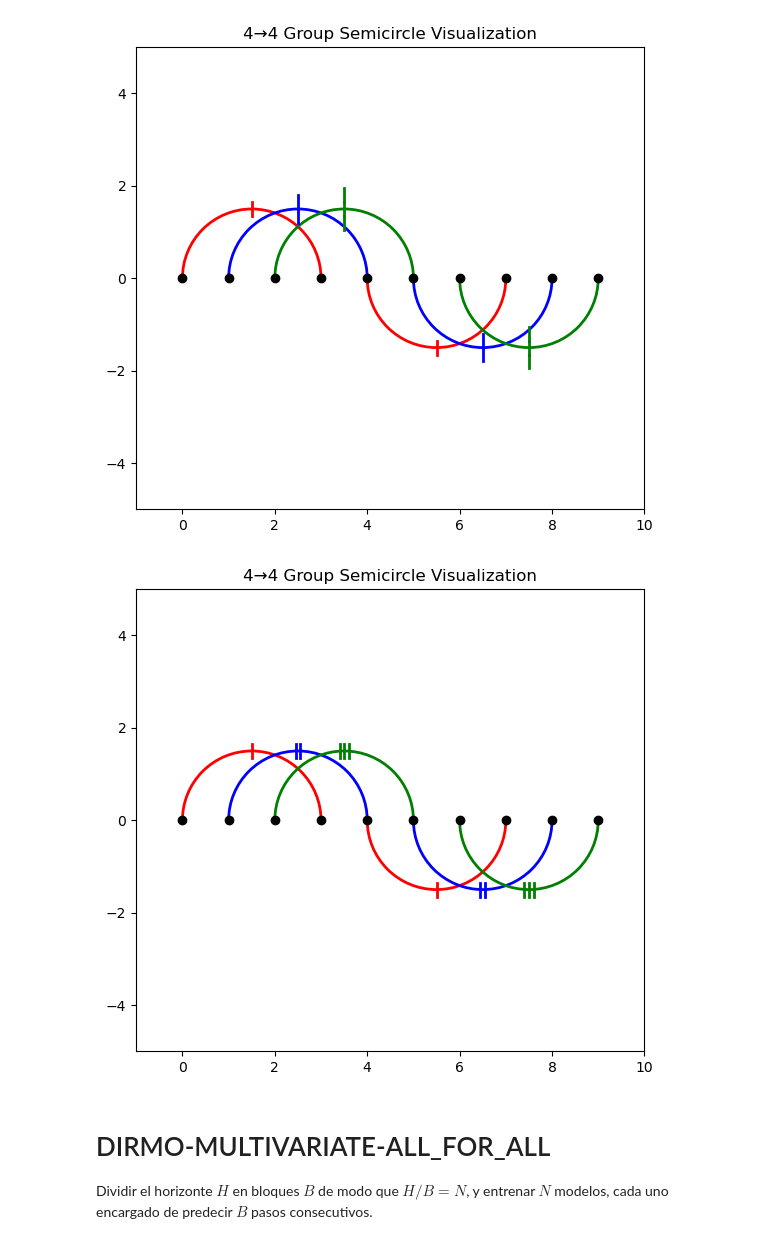
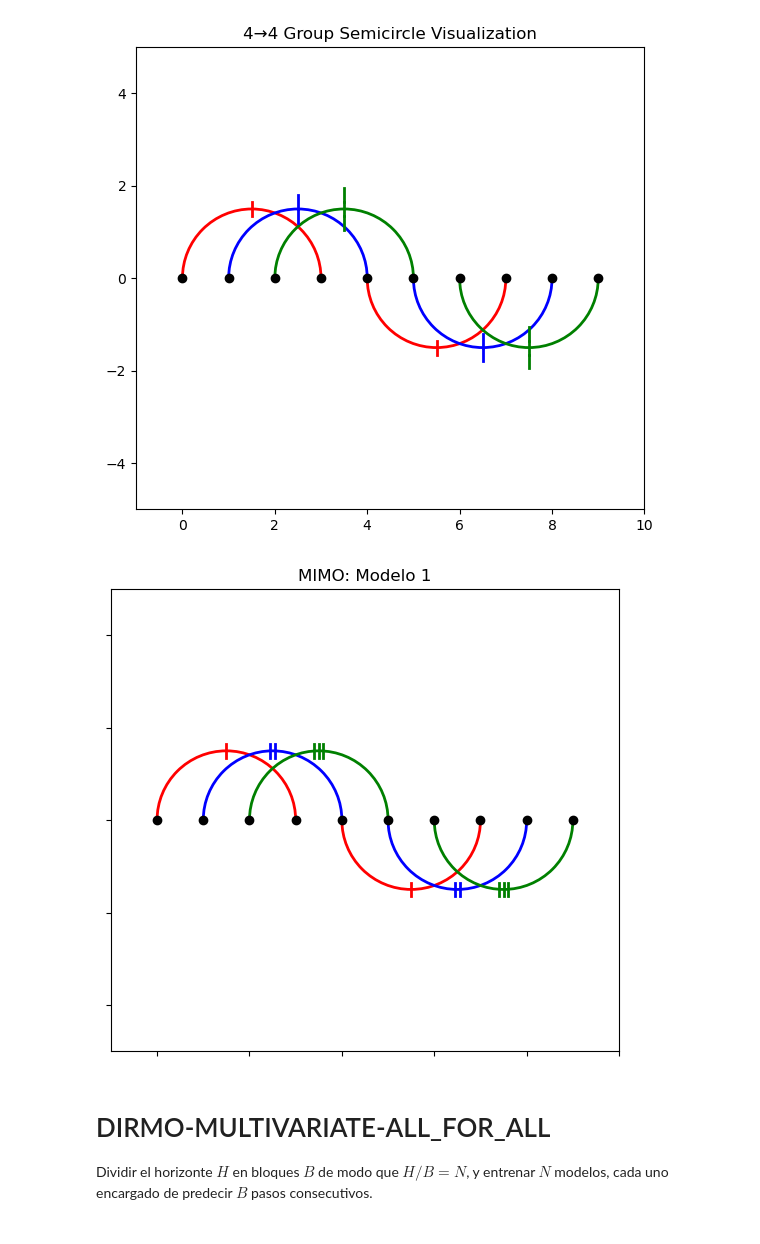
Before and after one commit to nxteventrying/chaos-ts-analysis, a Jupyter notebook: experiments/data_prep_mv.ipynb, the cells around one changed output. Cells and saved outputs as stored; diff of their text form; code cells hidden in the pictures.

```diff
--- a/experiments/data_prep_mv.ipynb
+++ b/experiments/data_prep_mv.ipynb
@@ -1013,6 +1240,8 @@ def plot_sigmoid_groups(n=10):
         # Input pair → 1 cut
         ax.plot(
             [xm_in - 0.1, xm_in + 0.1],
+    colors = ["red", "blue", "green"]
+
             [ym_in + small_height/2 + 0.3]*2,
             color=color, lw=2
         )
@@ -1035,6 +1264,8 @@ def plot_sigmoid_groups(n=10):
     ax.set_title("Semicircles with cut markers for each pair")
     plt.show()
 
+    colors = ["red", "blue", "green"]
+
 plot_sigmoid_groups(10)
 # %% [output]
 [figure]
@@ -1509,7 +1740,7 @@ def plot_sigmoid_groups(n=10):
     ax.set_xlim(-1, n)
     ax.set_ylim(-4, 4)
     ax.set_aspect("equal")
-    ax.set_title("Semicircles with horizontally spaced cut counts")
+    ax.set_title("DiRec: Modelo 1")
     plt.show()
 
 plot_sigmoid_groups(10)
@@ -1527,7 +1758,12 @@ def split_sequences(sequences, n_steps_in, n_steps_out):
         out_end_ix = end_ix + n_steps_out
         # check if we are beyond the dataset
         if out_end_ix > len(sequences):
-            break
+            break\begin{figure}[H]
+    \centering
+    \includegraphics[width=0.75\linewidth]{imagenes/cap 2/forecast_techniques/2_3.png}
+    \caption{Enter Caption}
+    \label{fig:lle}
+\end{figure}
         # gather input and output parts of the pattern
         seq_x, seq_y = sequences[i:end_ix, :], sequences[end_ix:out_end_ix, :]
         X.append(seq_x)
@@ -1649,7 +1885,12 @@ def plot_sigmoid_groups(n=10):
         for k in range(num_cuts):
             offset = (k - (num_cuts - 1)/2) * cut_gap
             ax.plot(
-                [xm_out, xm_out],
+                [xm_out, xm_out],\begin{figure}[H]
+    \centering
+    \includegraphics[width=0.75\linewidth]{imagenes/cap 2/forecast_techniques/2_3.png}
+    \caption{Enter Caption}
+    \label{fig:lle}
+\end{figure}
                 [out_mid_y + offset - cut_span/2,
                  out_mid_y + offset + cut_span/2],
                 color=color, lw=2
@@ -1750,7 +1991,12 @@ def plot_sigmoid_groups(n=10):
 
     ax.set_xlim(-1, n)
     ax.set_ylim(-5, 5)
-    ax.set_aspect("equal")
+    ax.set_aspect("equal")\begin{figure}[H]
+    \centering
+    \includegraphics[width=0.75\linewidth]{imagenes/cap 2/forecast_techniques/2_3.png}
+    \caption{Enter Caption}
+    \label{fig:lle}
+\end{figure}
     ax.set_title("4→4 Group Semicircle Visualization")
     plt.show()
 
@@ -1825,39 +2071,46 @@ def plot_sigmoid_groups(n=10):
         # ----------------------------------------------------
         # INPUT CUTS (above) → horizontally spaced, |, ||, |||
         # ----------------------------------------------------
-        for k in range(num_cuts):
+        for k in range(num_cuts):\begin{figure}[H]
+    \centering
+    \includegraphics[width=0.75\linewidth]{imagenes/cap 2/forecast_techniques/2_3.png}
+    \caption{Enter Caption}
+    \label{fig:lle}
+\end{figure}
             x_shift = (k - (num_cuts - 1)/2) * cut_gap
             x_pos = xm_in + x_shift
 
             ax.plot(
                 [x_pos, x_pos],
                 [in_mid_y - cut_span/2, in_mid_y + cut_span/2],
                 color=color, lw=2
             )
 
         # ----------------------------------------------------
         # OUTPUT CUTS (below) → same pattern
         # ----------------------------------------------------
         for k in range(num_cuts):
             x_shift = (k - (num_cuts - 1)/2) * cut_gap
             x_pos = xm_out + x_shift
 
             ax.plot(
                 [x_pos, x_pos],
                 [out_mid_y - cut_span/2, out_mid_y + cut_span/2],
                 color=color, lw=2
             )
 
     ax.set_xlim(-1, n)
     ax.set_ylim(-5, 5)
     ax.set_aspect("equal")
-    ax.set_title("4→4 Group Semicircle Visualization")
+    ax.set_title("MIMO: Modelo 1")
+    ax.set_xticklabels([])
+    ax.set_yticklabels([])
     plt.show()
 
 
 plot_sigmoid_groups(10)
 # %% [output]
-[figure, old version]
+[figure, new version]
 # %% [markdown]
 # DIRMO-MULTIVARIATE-ALL_FOR_ALL
 Dividir el horizonte $H$ en bloques $B$ de modo que $H/B = N$, y entrenar $N$ modelos, cada uno encargado de predecir $B$ pasos consecutivos.
```
Also changed, not shown: parts of 16 cells of this notebook, 1 other file.
